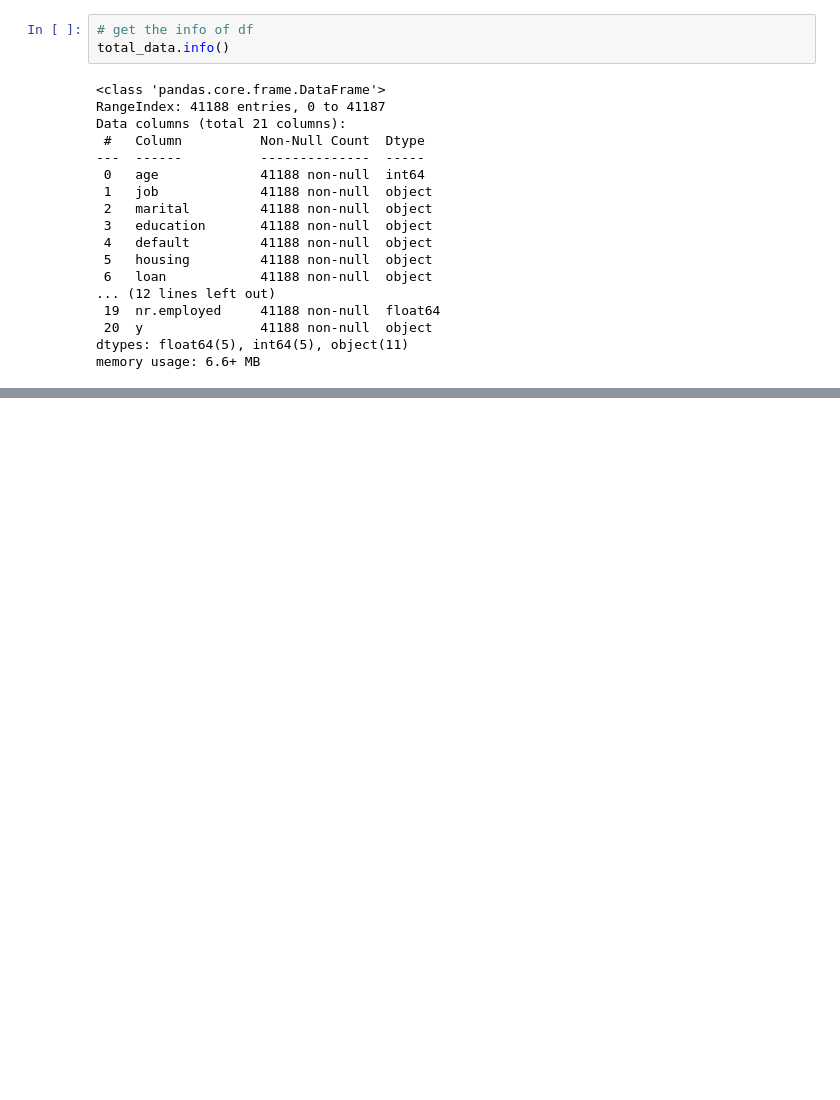
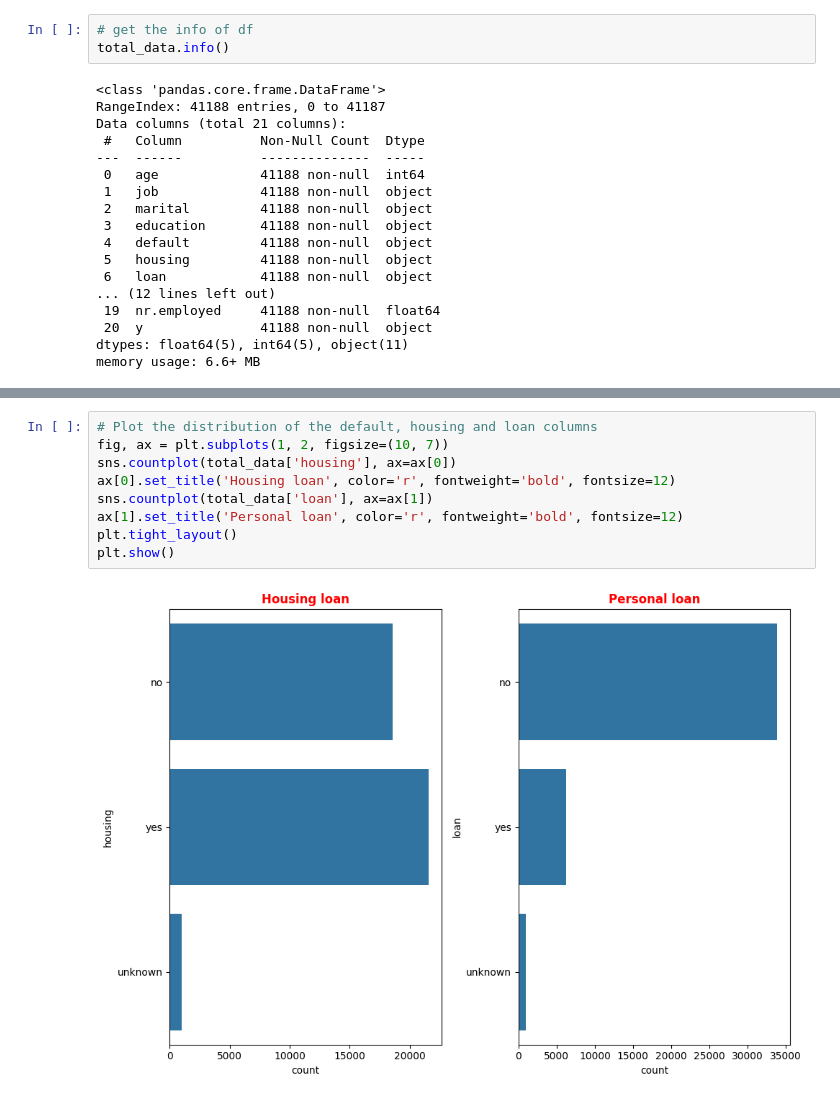
Before and after one commit to dorianDraper/logistic-regression-project, a Jupyter notebook: src/explore.ipynb, the cells around one changed output, grey strips where cells are left out. Cells and saved outputs as stored; diff of their text form; blank space fills up the shorter version.

```diff
--- a/src/explore.ipynb
+++ b/src/explore.ipynb
@@ -102,0 +134,11 @@ dtype: int64
+# %%
+# Plot the distribution of the default, housing and loan columns
+fig, ax = plt.subplots(1, 2, figsize=(10, 7))
+sns.countplot(total_data['housing'], ax=ax[0])
+ax[0].set_title('Housing loan', color='r', fontweight='bold', fontsize=12)
+sns.countplot(total_data['loan'], ax=ax[1])
+ax[1].set_title('Personal loan', color='r', fontweight='bold', fontsize=12)
+plt.tight_layout()
+plt.show()
+# %% [output]
+[figure, added]
```
Also changed, not shown: parts of 27 cells of this notebook.
